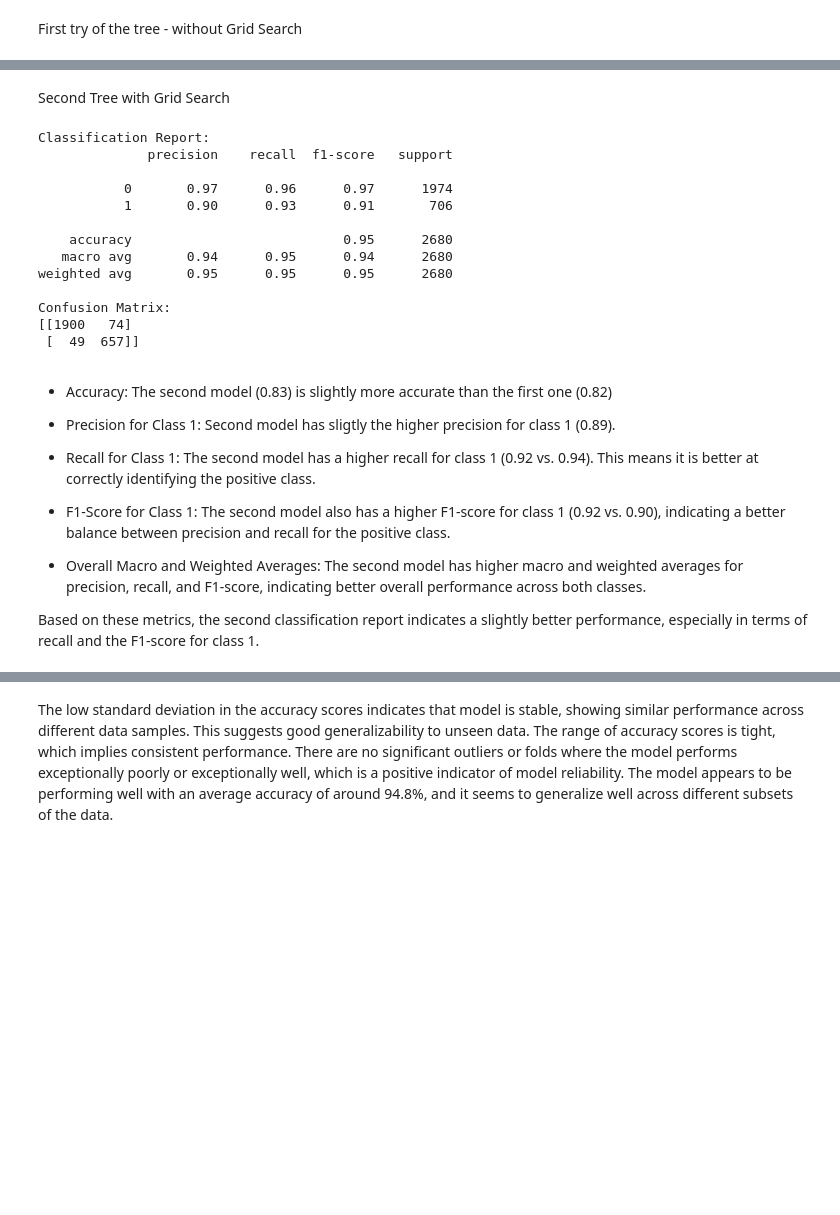
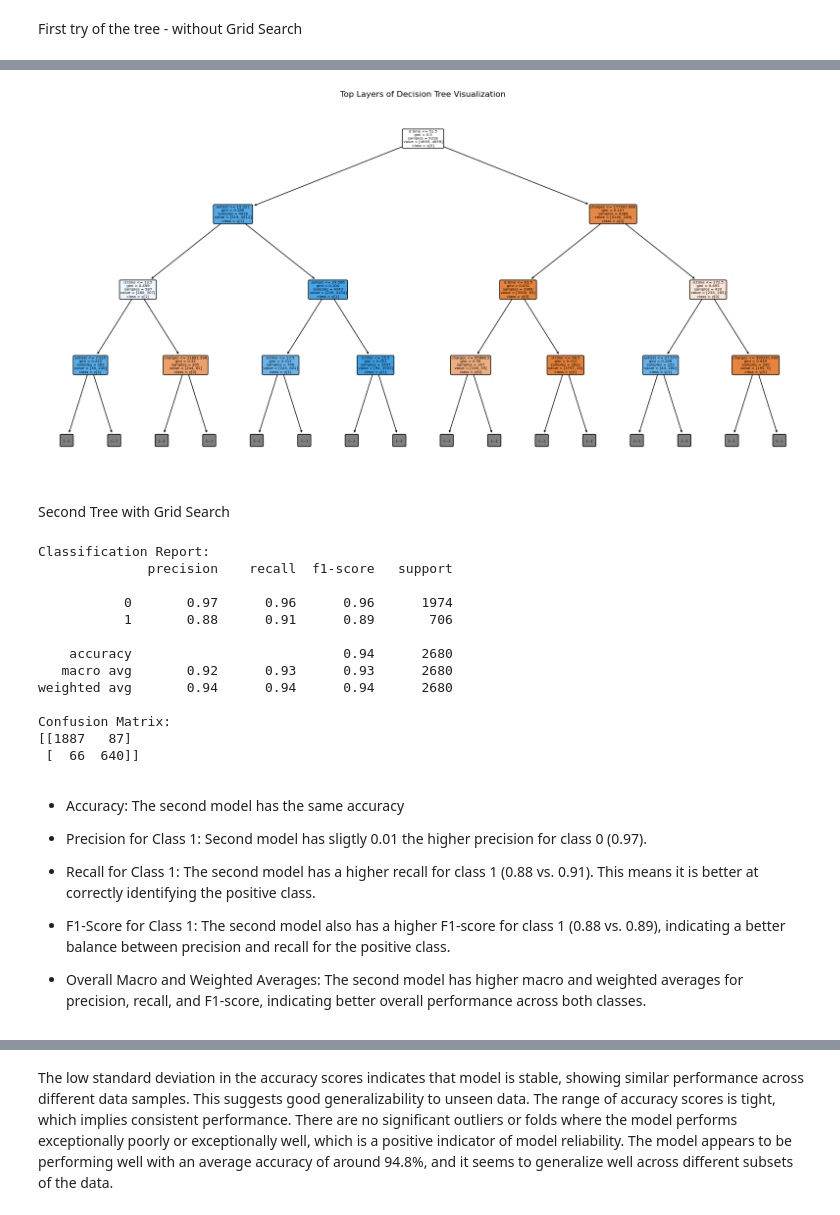
Before and after one commit to kholostovamk/Projects, a Jupyter notebook: ML/classification.ipynb, the cells around one changed output, grey strips where cells are left out. Drawn from its saved outputs; the diff is of its cells as text; code cells hidden in the pictures; blank space fills up the shorter version.

```diff
--- a/ML/classification.ipynb
+++ b/ML/classification.ipynb
@@ -302,3 +322,14 @@ Confusion Matrix:
+# %%
+from sklearn.tree import plot_tree
+
+
+# Plotting the top layers of the decision tree
+plt.figure(figsize=(20,10))
+plot_tree(dt_classifier, feature_names=final_features, class_names=True, filled=True, rounded=True, max_depth=3)
+plt.title("Top Layers of Decision Tree Visualization")
+plt.show()
+# %% [output]
+[figure, added]
 # %% [markdown]
 Second Tree with Grid Search
 # %%
@@ -311,13 +342,13 @@ X_test_selected = X_test[final_features]
 
 # Initialize the Decision Tree Classifier with the best parameters found by GridSearchCV
 best_params = grid_search.best_params_
-dt_classifier = DecisionTreeClassifier(**best_params, random_state=42)
+dt_classifier_grid = DecisionTreeClassifier(**best_params, random_state=42)
 
 # Fit the classifier to the balanced training data
-dt_classifier.fit(X_train_smote_selected, y_train_smote)
+dt_classifier_grid.fit(X_train_smote_selected, y_train_smote)
 
 # Make predictions on the test set
-y_pred = dt_classifier.predict(X_test_selected)
+y_pred = dt_classifier_grid.predict(X_test_selected)
 
 # Evaluate the classifier
 print("Classification Report:")
@@ -330,25 +361,23 @@ print(cm)
 Classification Report:
               precision    recall  f1-score   support
 
-           0       0.97      0.96      0.97      1974
-           1       0.90      0.93      0.91       706
+           0       0.97      0.96      0.96      1974
+           1       0.88      0.91      0.89       706
 
-    accuracy                           0.95      2680
-   macro avg       0.94      0.95      0.94      2680
-weighted avg       0.95      0.95      0.95      2680
+    accuracy                           0.94      2680
+   macro avg       0.92      0.93      0.93      2680
+weighted avg       0.94      0.94      0.94      2680
 
 Confusion Matrix:
-[[1900   74]
- [  49  657]]
+[[1887   87]
+ [  66  640]]
 # %% [markdown]
-- Accuracy: The second model (0.83) is slightly more accurate than the first one (0.82)
+- Accuracy: The second model has the same accuracy
 
-- Precision for Class 1: Second model has sligtly the higher precision for class 1 (0.89).
+- Precision for Class 1: Second model has sligtly 0.01 the higher precision for class 0 (0.97).
 
-- Recall for Class 1: The second model has a higher recall for class 1 (0.92 vs. 0.94). This means it is better at correctly identifying the positive class.
+- Recall for Class 1: The second model has a higher recall for class 1 (0.88 vs. 0.91). This means it is better at correctly identifying the positive class.
 
-- F1-Score for Class 1: The second model also has a higher F1-score for class 1 (0.92 vs. 0.90), indicating a better balance between precision and recall for the positive class.
+- F1-Score for Class 1: The second model also has a higher F1-score for class 1 (0.88 vs. 0.89), indicating a better balance between precision and recall for the positive class.
 
 - Overall Macro and Weighted Averages: The second model has higher macro and weighted averages for precision, recall, and F1-score, indicating better overall performance across both classes.
-
-Based on these metrics, the second classification report indicates a slightly better performance, especially in terms of recall and the F1-score for class 1.
```
Also changed, not shown: parts of 21 cells of this notebook, 3 other files.
